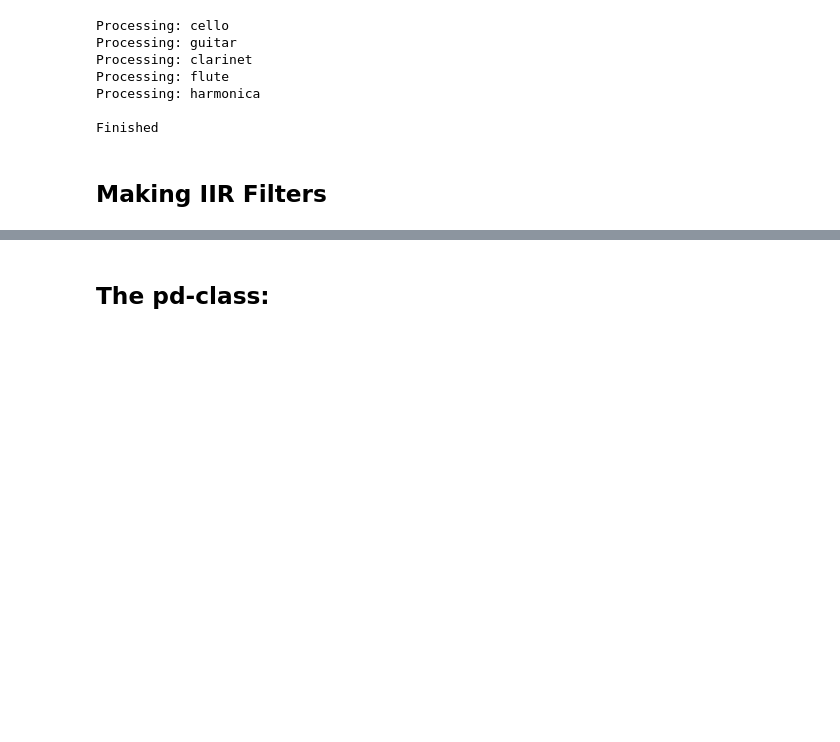
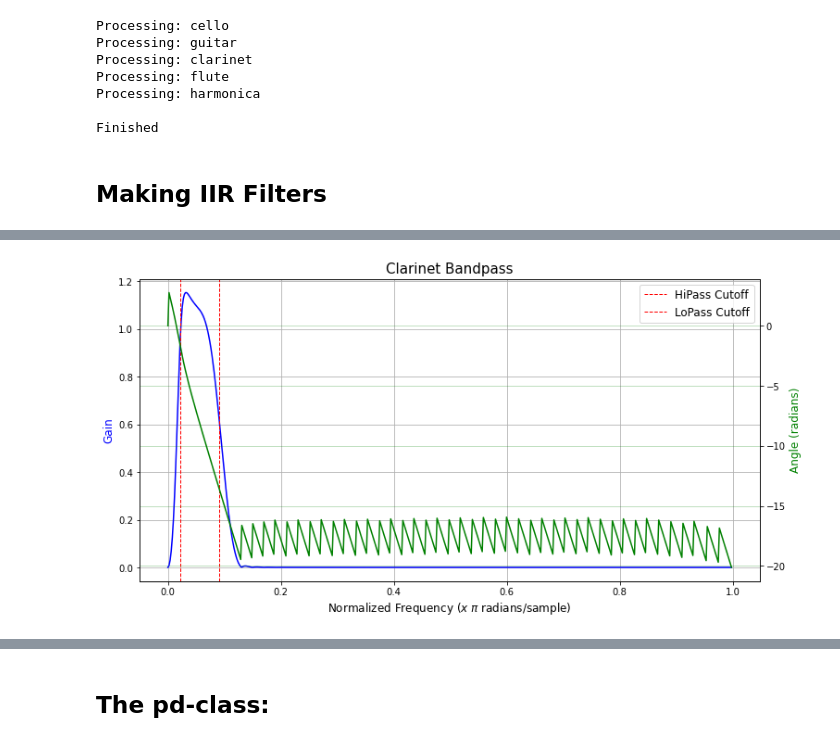
Before and after one commit to wnetzel/MCT-teamA-2021, a Jupyter notebook: Python Assignment 5/Python Assignment 5.ipynb, the cells around one changed output, grey strips where cells are left out. Drawn from its saved outputs; the diff is of its cells as text; code cells hidden in the pictures; blank space fills up the shorter version.

```diff
--- a/Python Assignment 5/Python Assignment 5.ipynb
+++ b/Python Assignment 5/Python Assignment 5.ipynb
@@ -498,0 +488,5 @@ dict_keys(['cello', 'guitar', 'clarinet', 'flute', 'harmonica'])
+# %%
+# Clarinet Bandpass
+responsePlot('clarinet')
+# %% [output]
+[figure, added]
```
Also changed, not shown: parts of 24 cells of this notebook.
